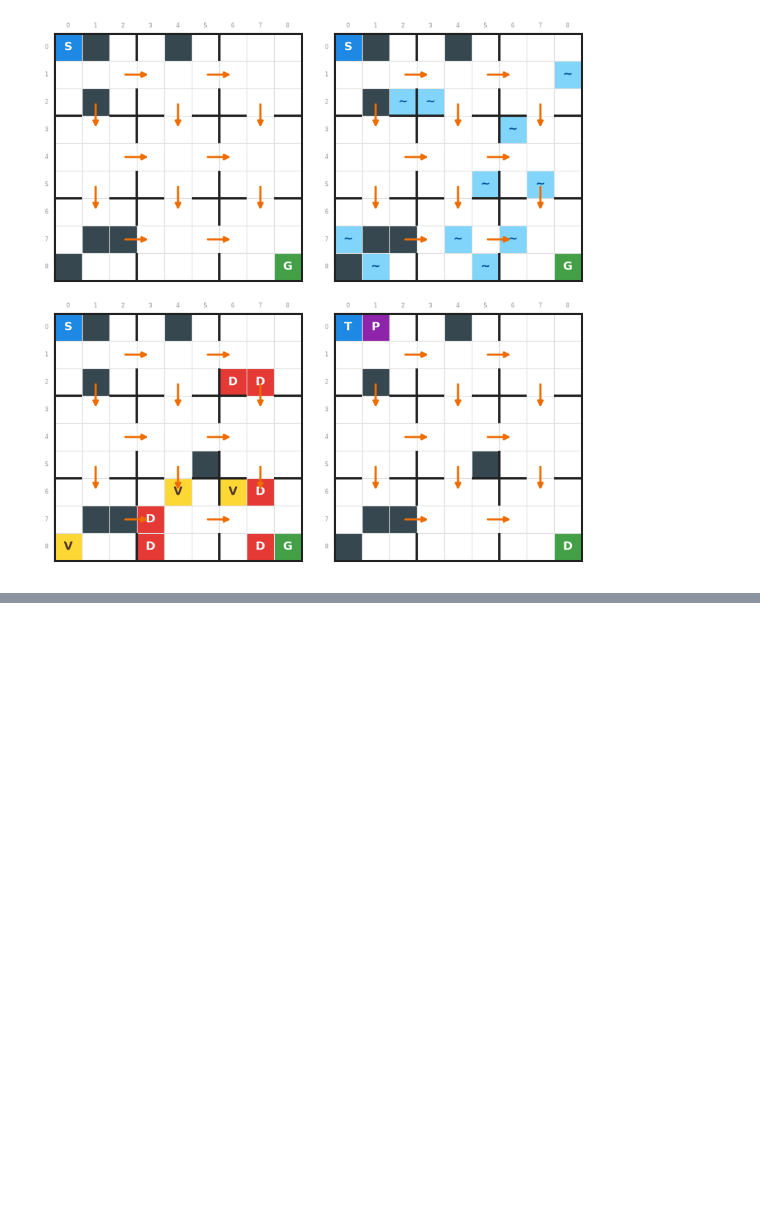
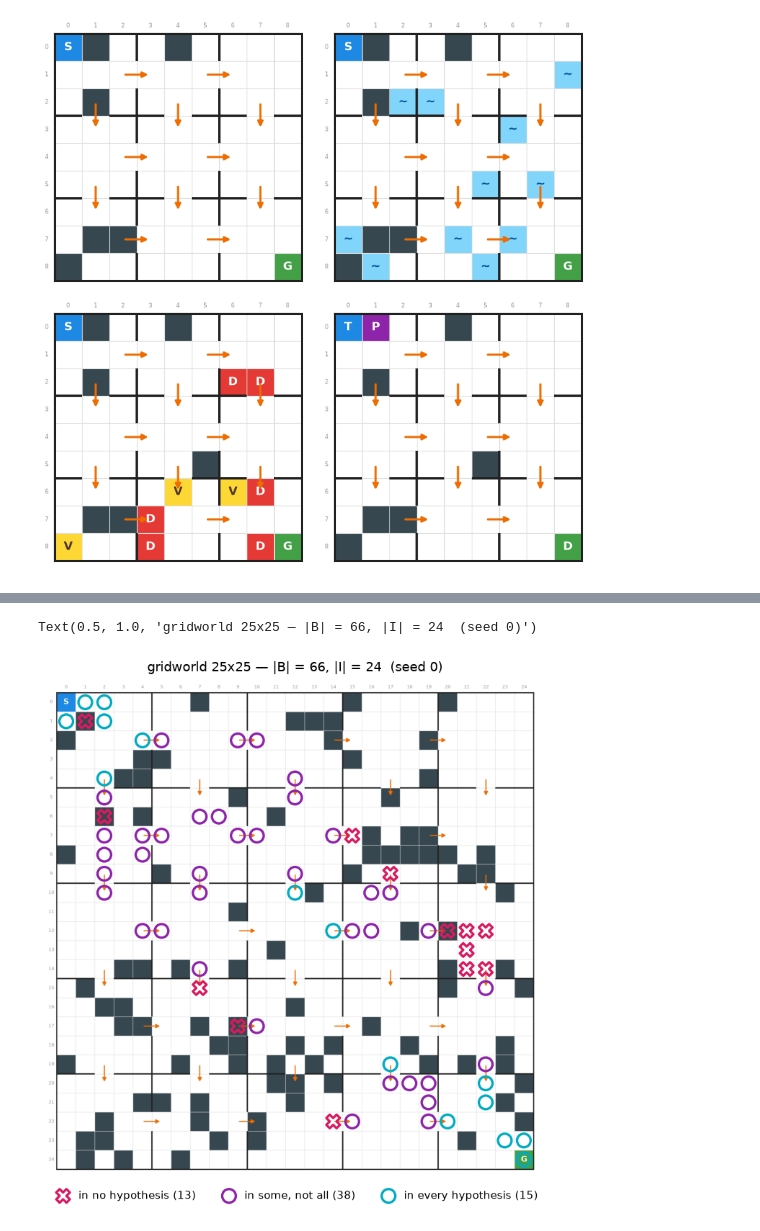
Before and after one commit to Silviatulli/implicitgoals, a Jupyter notebook: map_viewer.ipynb, the cells around one changed output, grey strips where cells are left out. Drawn from its saved outputs; the diff is of its cells as text; code cells hidden in the pictures; blank space fills up the shorter version.

Commit message:
nice seed + 200h run

```diff
--- a/map_viewer.ipynb
+++ b/map_viewer.ipynb
@@ -104,0 +103,18 @@ sheet
+# %%
+from argparse import Namespace
+import random
+import numpy as np
+from experiment import draw_instance_under_cap, MAX_INSTANCE_TRIES
+from bottlenecks import subsets_to_array
+import matplotlib.pyplot as plt
+%matplotlib inline
+
+ROOMS_PER_SIDE   = 5
+ROOM_SIDE        = 5
+OBSTACLE_DENSITY = 0.15
+SLIP_PROB        = 0.0
+NUM_HUMANS       = 12
+MAX_BOTTLENECKS  = 1e3
+MIN_HYPOTHESES   = 6
+MAX_EXACT_N      = 17
+SEED             = 0
@@ -104,0 +151,37 @@ sheet
+# %%
+# state[0] is the (row, col) cell in every grid world, and the determinizer indexes
+# states in get_state_space() order, so raw bottleneck IDs address this list directly.
+positions = {i: tuple(s[0]) for i, s in enumerate(mdp.get_state_space())}
+
+in_none = ~I_array.any(0)
+in_all  =  I_array.all(0)
+TIERS = [(in_none,                "#d81b60", "X", "in no hypothesis"),
+         (~in_none & ~in_all,     "#8e24aa", "o", "in some, not all"),
+         (in_all,                 "#00acc1", "o", "in every hypothesis")]
+
+n, pad = mdp.board_side, 0.6              # pad matches render(show_coords=True)
+fig, ax = plt.subplots(figsize=(9, 9))
+ax.imshow(mdp.render(cell_px=54, show_coords=True),
+          extent=(-pad, n + pad, n + pad, -pad))
+ax.set_xlim(-pad, n + pad)
+ax.set_ylim(n + pad, -pad)
+ax.axis("off")
+
+area = (9 * 72.0 / (n + 2 * pad) * 0.55) ** 2      # marker area in points^2
+for mask, colour, marker, label in TIERS:
+    pts = [positions[b] for b, keep in zip(B, mask) if keep]
+    if not pts:
+        continue
+    rows, cols = zip(*pts)
+    ax.scatter([c + 0.5 for c in cols], [r + 0.5 for r in rows],
+               s=area, marker=marker, linewidths=2.4, zorder=3,
+               edgecolors=colour, facecolors="none",
+               label=f"{label} ({len(pts)})")
+
+ax.legend(loc="upper center", bbox_to_anchor=(0.5, 0.0), ncol=3, frameon=False,
+          fontsize=11, handletextpad=0.4)
+ax.set_title(f"gridworld {n}x{n} — |B| = {len(B)}, |I| = {len(I)}  (seed {SEED})",
+             fontsize=13, pad=10)
+# %% [output]
+Text(0.5, 1.0, 'gridworld 25x25 — |B| = 66, |I| = 24  (seed 0)')
+[figure, added]
```
Also changed, not shown: parts of 8 cells of this notebook, 7 other files.
